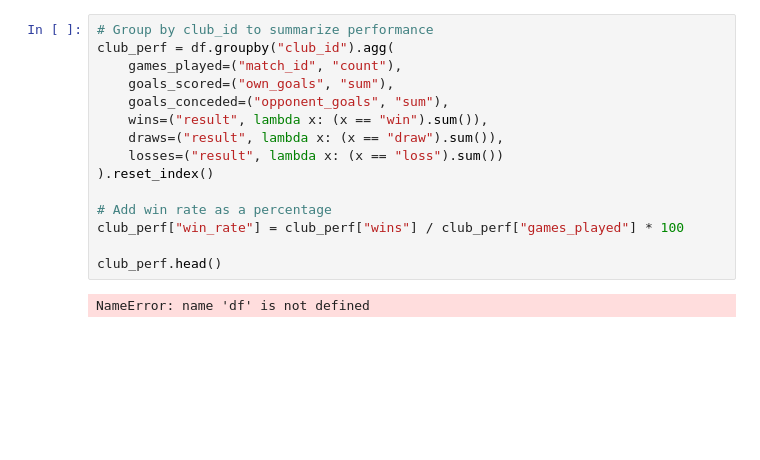
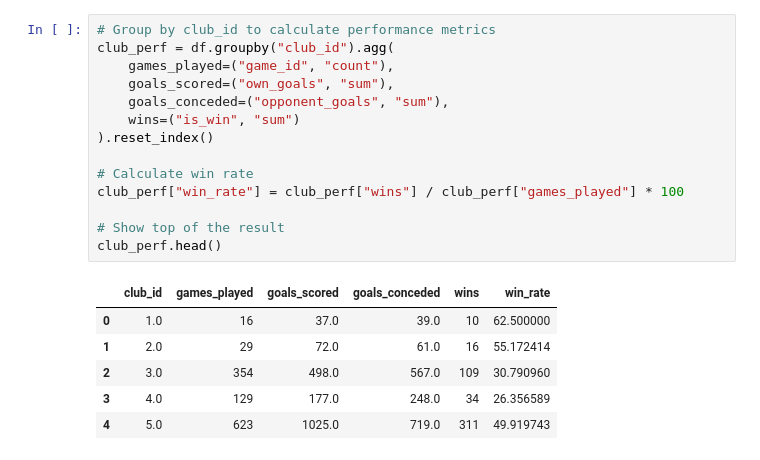
Before and after one commit to mmashaire/footytrackr, a Jupyter notebook: notebooks/01_club_performance_overview.ipynb, the cells around one changed output. Drawn from its saved outputs; the diff is of its cells as text; blank space fills up the shorter version.

```diff
--- a/notebooks/01_club_performance_overview.ipynb
+++ b/notebooks/01_club_performance_overview.ipynb
@@ -36,20 +81,24 @@ You should consider upgrading via the 'C:\Users\mmash\AppData\Local\Programs\Pyt
 # %%
-# Group by club_id to summarize performance
+# Group by club_id to calculate performance metrics
 club_perf = df.groupby("club_id").agg(
-    games_played=("match_id", "count"),
+    games_played=("game_id", "count"),
     goals_scored=("own_goals", "sum"),
     goals_conceded=("opponent_goals", "sum"),
-    wins=("result", lambda x: (x == "win").sum()),
-    draws=("result", lambda x: (x == "draw").sum()),
-    losses=("result", lambda x: (x == "loss").sum())
+    wins=("is_win", "sum")
 ).reset_index()
 
-# Add win rate as a percentage
+# Calculate win rate
 club_perf["win_rate"] = club_perf["wins"] / club_perf["games_played"] * 100
 
+# Show top of the result
 club_perf.head()
 # %% [output]
-NameError: name 'df' is not defined
+|  | club_id | games_played | goals_scored | goals_conceded | wins | win_rate |
+| 0 | 1.0 | 16 | 37.0 | 39.0 | 10 | 62.500000 |
+| 1 | 2.0 | 29 | 72.0 | 61.0 | 16 | 55.172414 |
+| 2 | 3.0 | 354 | 498.0 | 567.0 | 109 | 30.790960 |
+| 3 | 4.0 | 129 | 177.0 | 248.0 | 34 | 26.356589 |
+| 4 | 5.0 | 623 | 1025.0 | 719.0 | 311 | 49.919743 |
 # %%
 import pandas as pd
 import matplotlib.pyplot as plt
```
Also changed, not shown: parts of 4 cells of this notebook, 10 other files.
